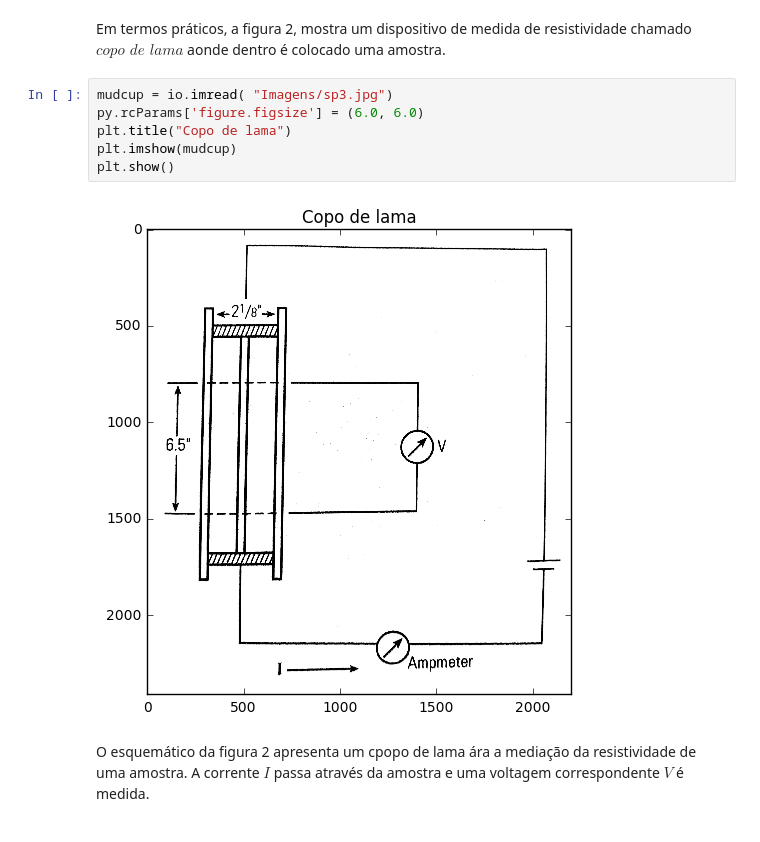
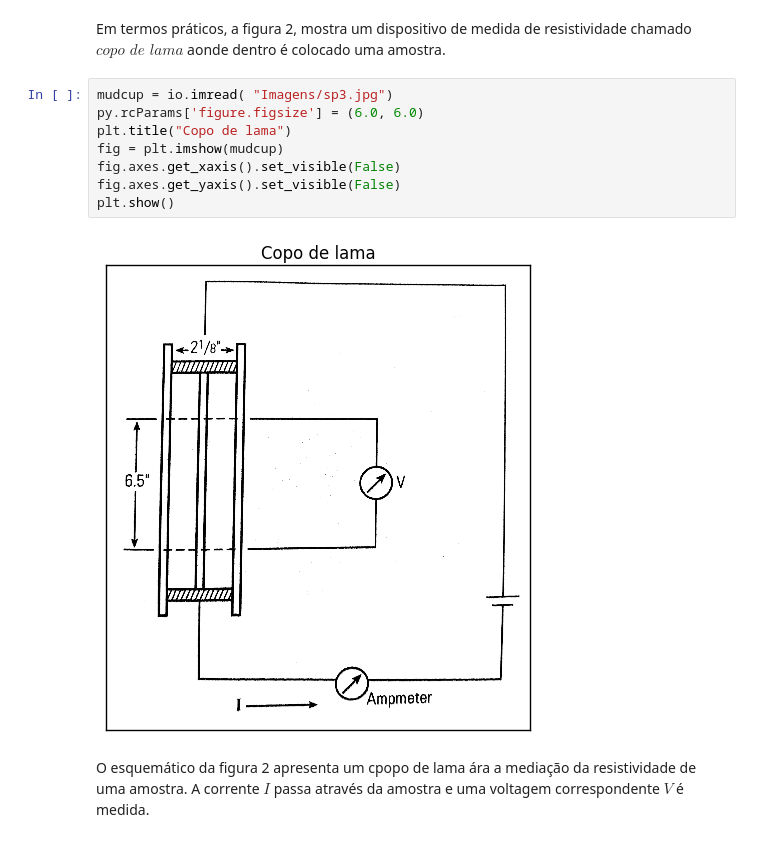
Before and after one commit to VictorCarreira/Potencial-Espontaneo-, a Jupyter notebook: Teoria.ipynb, the cells around one changed output. Drawn from its saved outputs; the diff is of its cells as text.

```diff
--- a/Teoria.ipynb
+++ b/Teoria.ipynb
@@ -115,11 +119,13 @@ Em termos práticos, a figura 2, mostra um dispositivo de medida de resistividad
 # %%
 mudcup = io.imread( "Imagens/sp3.jpg")
 py.rcParams['figure.figsize'] = (6.0, 6.0)
 plt.title("Copo de lama")
-plt.imshow(mudcup)
+fig = plt.imshow(mudcup)
+fig.axes.get_xaxis().set_visible(False)
+fig.axes.get_yaxis().set_visible(False)
 plt.show()
 # %% [output]
-[figure, old version]
+[figure, new version]
 # %% [markdown]
 O esquemático da figura 2 apresenta um cpopo de lama ára a mediação da resistividade de uma amostra. A corrente $I$ passa através da amostra e uma voltagem correspondente $V$ é medida.
 # %% [markdown]
```
Also changed, not shown: parts of 2 cells of this notebook.
